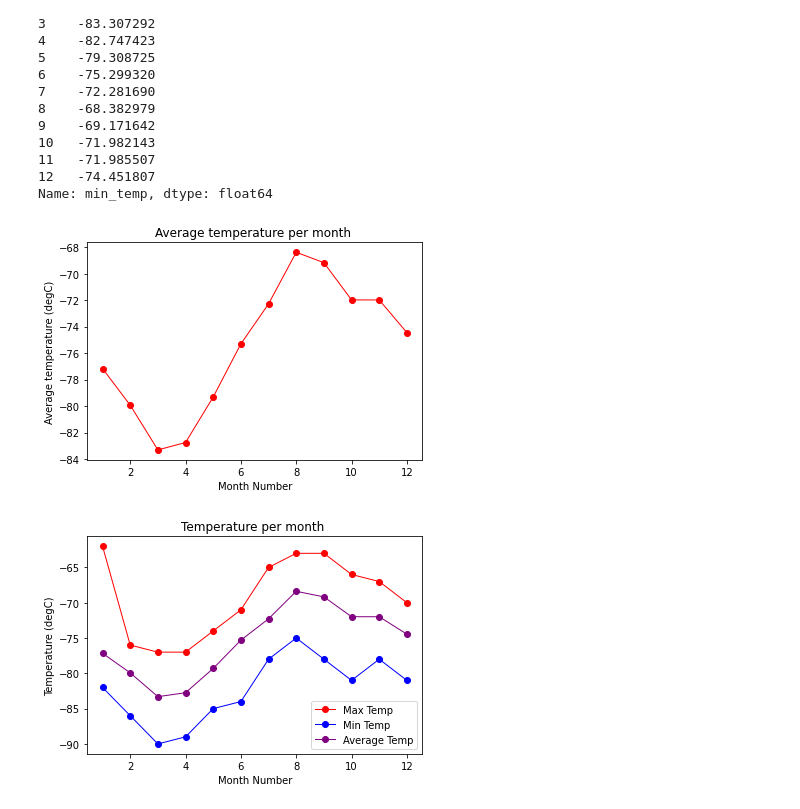
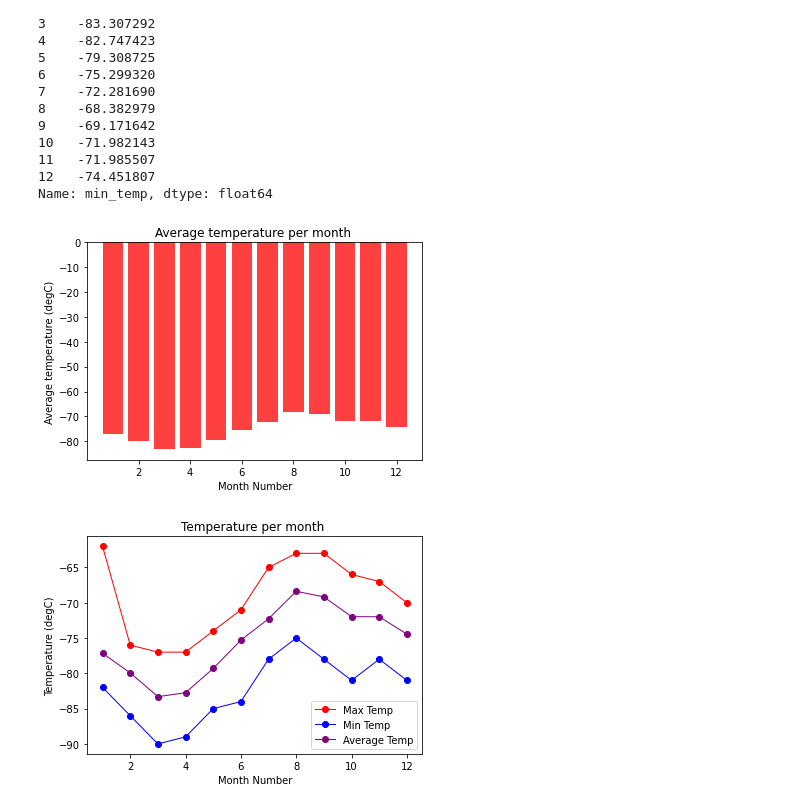
Before and after one commit to lcardsvr/Module-11-Challenge, a Jupyter notebook: part_2_mars_weather.ipynb, the cells around one changed output. Drawn from its saved outputs; the diff is of its cells as text; code cells hidden in the pictures.

```diff
--- a/part_2_mars_weather.ipynb
+++ b/part_2_mars_weather.ipynb
@@ -307,14 +307,16 @@ Name: min_temp, dtype: float64
 # %%
 x_axis = np.arange(1, 13, 1)
 
 plt.title("Average temperature per month ")
 plt.xlabel("Month Number")
 plt.ylabel("Average temperature (degC)")
 
 
-plt.plot(x_axis, avg_values.min_temp, marker="o", color="red", linewidth=1);
+# plt.plot(x_axis, avg_values.min_temp, marker="o", color="red", linewidth=1);
+
+plt.bar(x_axis, avg_values.min_temp, facecolor="red", alpha=0.75, align="center");
 # %% [output]
-[figure, old version]
+[figure, new version]
 # %%
 # Identify the coldest and hottest months in Curiosity's location
 
```
Also changed, not shown: parts of 2 cells of this notebook, 7 other files.
